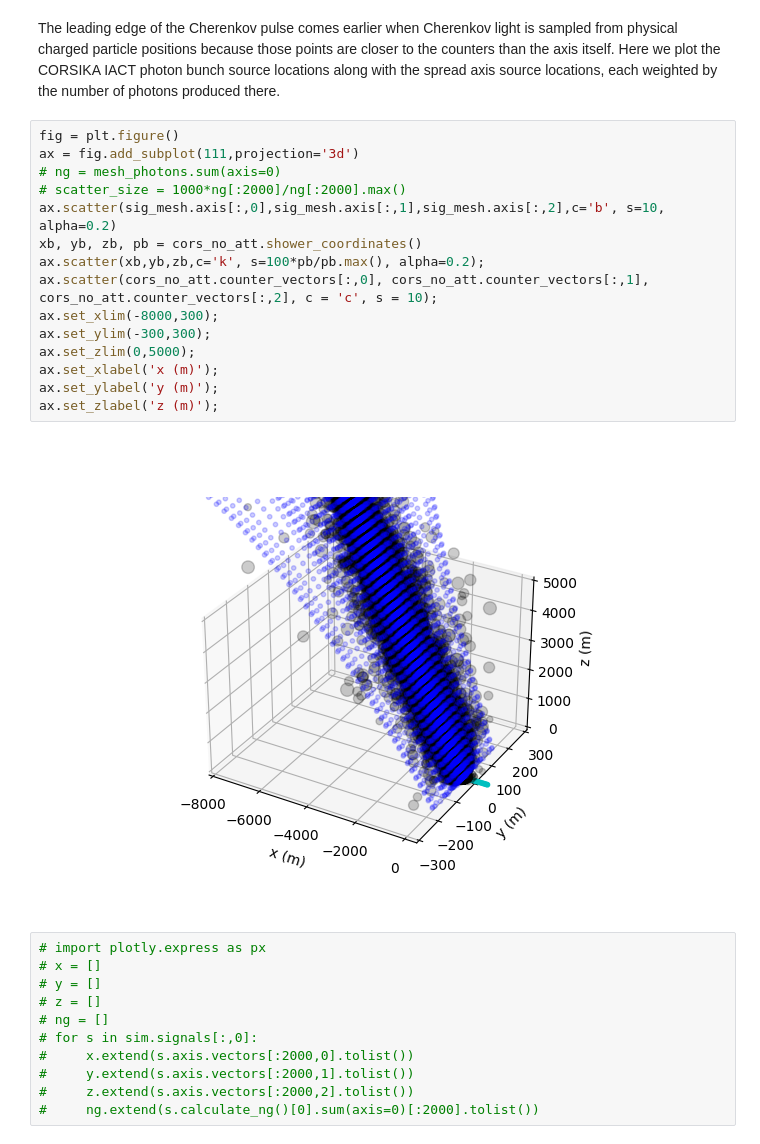
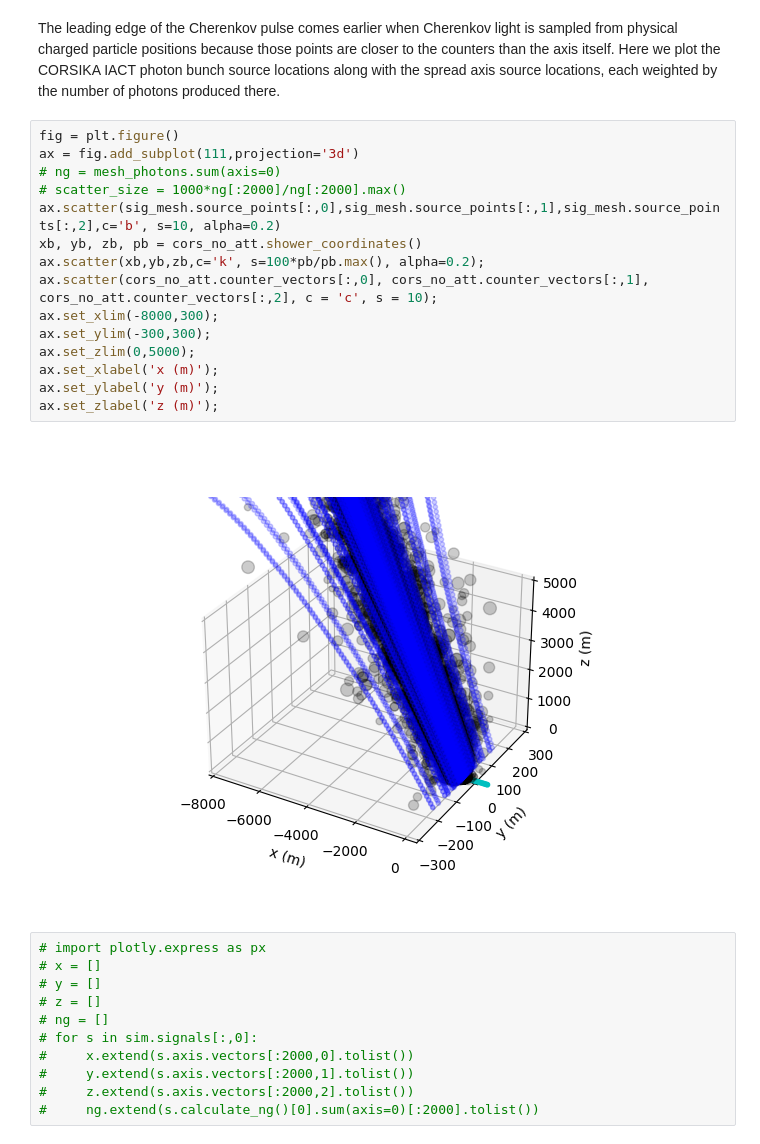
Before and after one commit to ikepc1/CHASM_NuSpacesim, a Jupyter notebook: demo/CORSIKA comparison demo.ipynb, the cells around one changed output. Cells and saved outputs as stored; diff of their text form.

```diff
--- a/demo/CORSIKA comparison demo.ipynb
+++ b/demo/CORSIKA comparison demo.ipynb
@@ -116,20 +121,20 @@ The leading edge of the Cherenkov pulse comes earlier when Cherenkov light is sa
 # %%
 fig = plt.figure()
 ax = fig.add_subplot(111,projection='3d')
 # ng = mesh_photons.sum(axis=0)
 # scatter_size = 1000*ng[:2000]/ng[:2000].max()
-ax.scatter(sig_mesh.axis[:,0],sig_mesh.axis[:,1],sig_mesh.axis[:,2],c='b', s=10, alpha=0.2)
+ax.scatter(sig_mesh.source_points[:,0],sig_mesh.source_points[:,1],sig_mesh.source_points[:,2],c='b', s=10, alpha=0.2)
 xb, yb, zb, pb = cors_no_att.shower_coordinates()
 ax.scatter(xb,yb,zb,c='k', s=100*pb/pb.max(), alpha=0.2);
 ax.scatter(cors_no_att.counter_vectors[:,0], cors_no_att.counter_vectors[:,1], cors_no_att.counter_vectors[:,2], c = 'c', s = 10);
 ax.set_xlim(-8000,300);
 ax.set_ylim(-300,300);
 ax.set_zlim(0,5000);
 ax.set_xlabel('x (m)');
 ax.set_ylabel('y (m)');
 ax.set_zlabel('z (m)');
 # %% [output]
-[figure, old version]
+[figure, new version]
 # %%
 # import plotly.express as px
 # x = []
```
Also changed, not shown: parts of 9 cells of this notebook, 3 other files.
